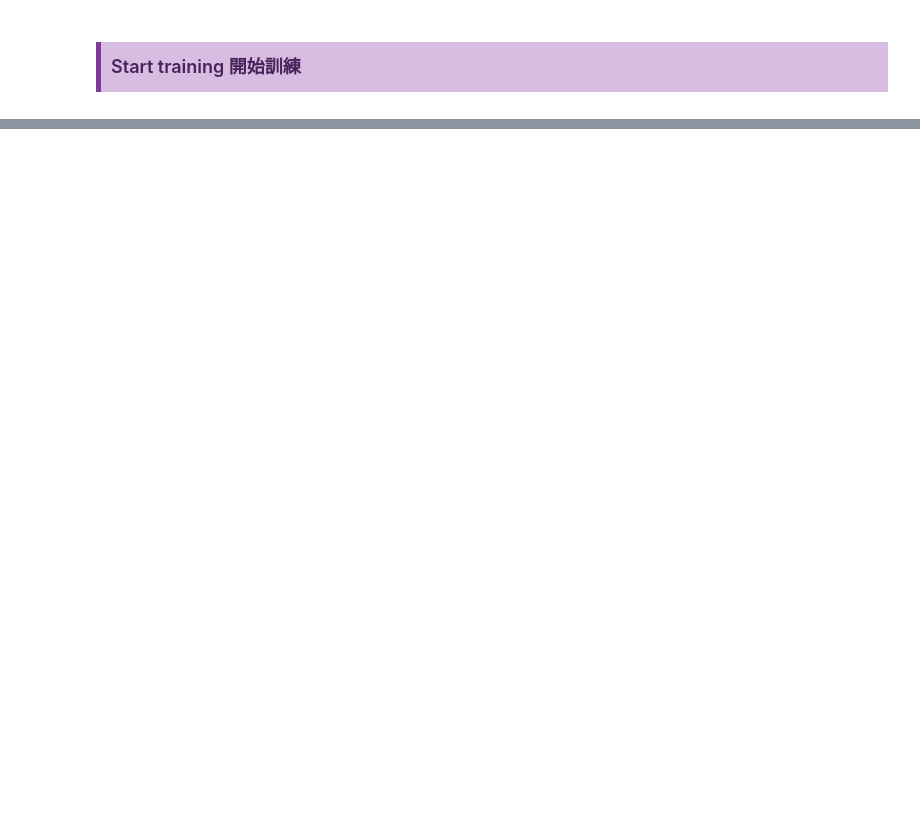
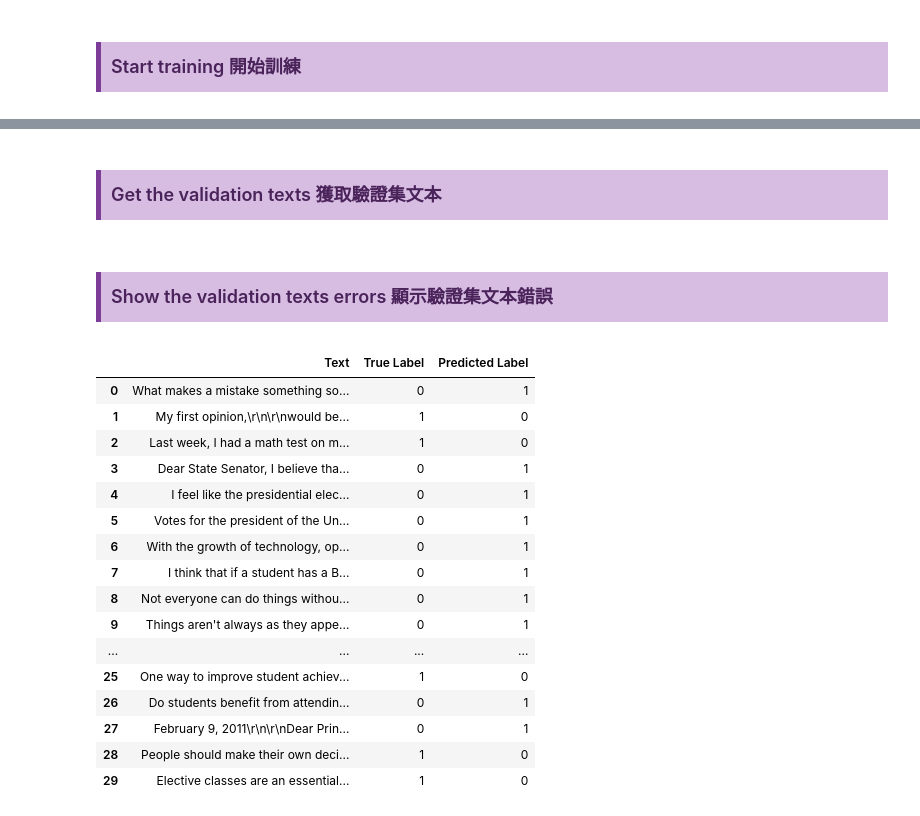
Before and after one commit to whats2000/LLMGenerateTextClassifier, a Jupyter notebook: LanguageModelClassifier/Classifier.ipynb, the cells around one changed output, grey strips where cells are left out. Cells and saved outputs as stored; diff of their text form; code cells hidden in the pictures; blank space fills up the shorter version.

```diff
--- a/LanguageModelClassifier/Classifier.ipynb
+++ b/LanguageModelClassifier/Classifier.ipynb
@@ -293,0 +443,29 @@ Compile with `TORCH_USE_CUDA_DSA` to enable device-side assertions.
+# %% [markdown]
+## <div style="font-family: 'Lucida Sans Unicode', sans-serif; font-size: 18px; color: #4A235A; background-color: #D7BDE2; text-align: left; padding: 10px; border-left: 5px solid #7D3C98; box-shadow: 0 4px 6px rgba(0, 0, 0, 0.2); margin-bottom: 10px;">Get the validation texts 獲取驗證集文本</div>
+# %%
+# Get the validation texts
+val_texts = val_df['text'].tolist()
+errors = [(val_texts[i], labels[i], preds[i]) for i in range(len(labels)) if labels[i] != preds[i]]
+# %% [markdown]
+## <div style="font-family: 'Lucida Sans Unicode', sans-serif; font-size: 18px; color: #4A235A; background-color: #D7BDE2; text-align: left; padding: 10px; border-left: 5px solid #7D3C98; box-shadow: 0 4px 6px rgba(0, 0, 0, 0.2); margin-bottom: 10px;">Show the validation texts errors 顯示驗證集文本錯誤</div>
+# %%
+error_df = pd.DataFrame(errors, columns=['Text', 'True Label', 'Predicted Label'])
+error_df
+# %% [output]
+|  | Text | True Label | Predicted Label |
+| 0 | What makes a mistake something so... | 0 | 1 |
+| 1 | My first opinion,\r\n\r\nwould be... | 1 | 0 |
+| 2 | Last week, I had a math test on m... | 1 | 0 |
+| 3 | Dear State Senator, I believe tha... | 0 | 1 |
+| 4 | I feel like the presidential elec... | 0 | 1 |
+| 5 | Votes for the president of the Un... | 0 | 1 |
+| 6 | With the growth of technology, op... | 0 | 1 |
+| 7 | I think that if a student has a B... | 0 | 1 |
+| 8 | Not everyone can do things withou... | 0 | 1 |
+| 9 | Things aren't always as they appe... | 0 | 1 |
+| ... | ... | ... | ... |
+| 25 | One way to improve student achiev... | 1 | 0 |
+| 26 | Do students benefit from attendin... | 0 | 1 |
+| 27 | February 9, 2011\r\n\r\nDear Prin... | 0 | 1 |
+| 28 | People should make their own deci... | 1 | 0 |
+| 29 | Elective classes are an essential... | 1 | 0 |
```
Also changed, not shown: parts of 38 cells of this notebook, 2 other files.
